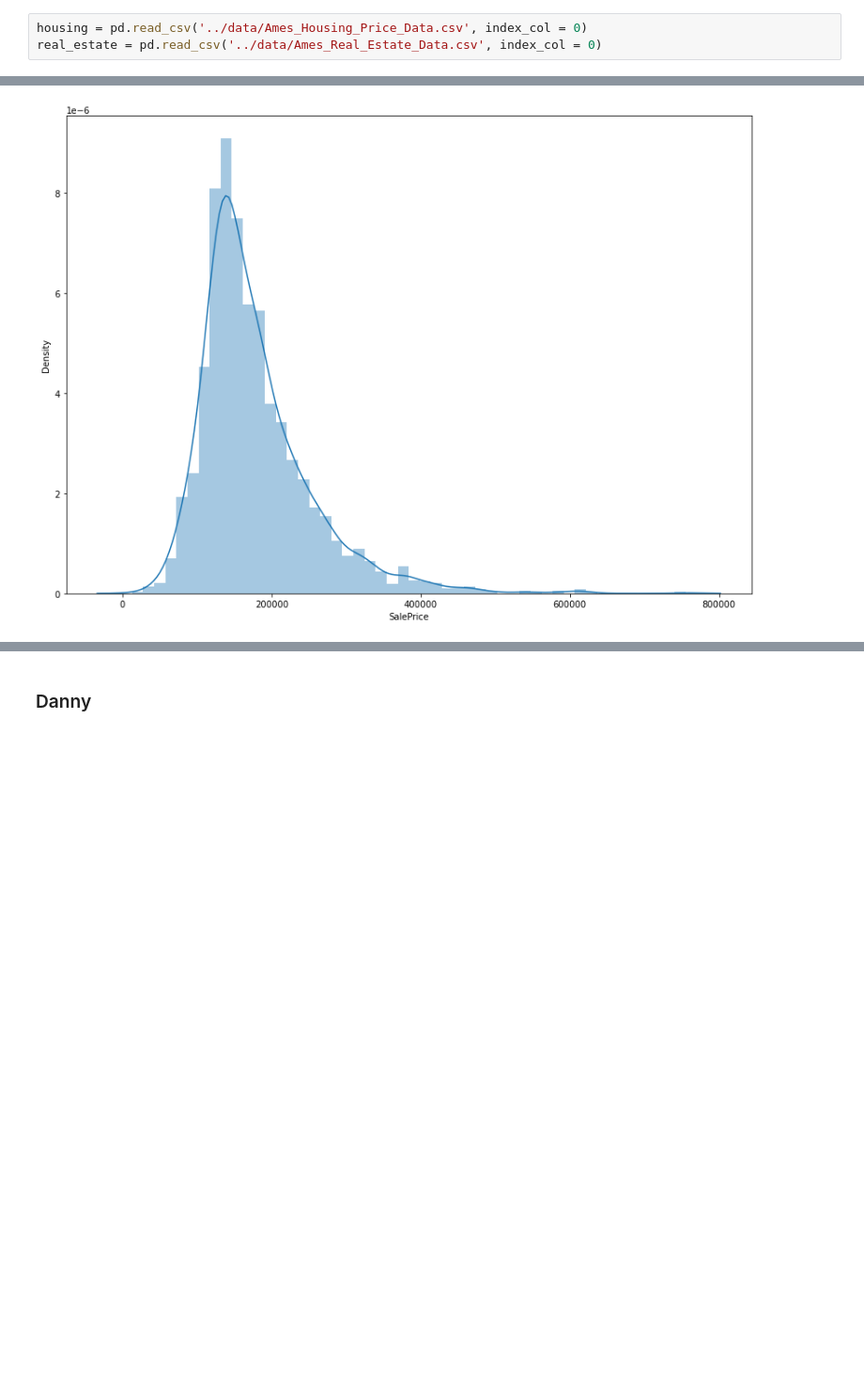
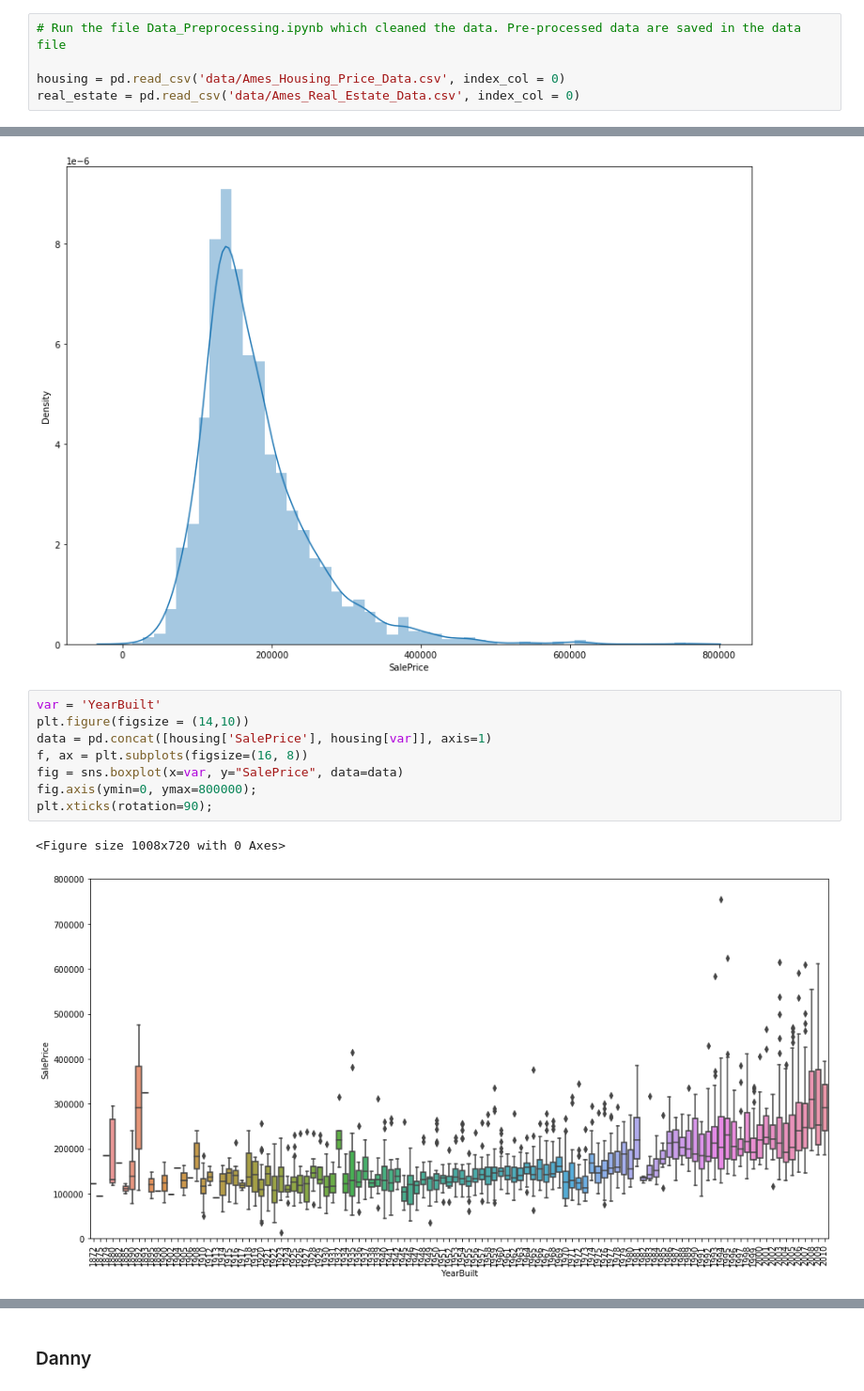
Before and after one commit to danieljinchoy/ames_housing_ml, a Jupyter notebook: EDA.ipynb, the cells around one changed output, grey strips where cells are left out. Shown at 94% size. Drawn from its saved outputs; the diff is of its cells as text; blank space fills up the shorter version.

```diff
--- a/EDA.ipynb
+++ b/EDA.ipynb
@@ -22,5 +22,7 @@ from scipy import stats
 # %% [markdown]
 ### Load Data
 # %%
-housing = pd.read_csv('../data/Ames_Housing_Price_Data.csv', index_col = 0)
-real_estate = pd.read_csv('../data/Ames_Real_Estate_Data.csv', index_col = 0)
+# Run the file Data_Preprocessing.ipynb which cleaned the data. Pre-processed data are saved in the data file
+
+housing = pd.read_csv('data/Ames_Housing_Price_Data.csv', index_col = 0)
+real_estate = pd.read_csv('data/Ames_Real_Estate_Data.csv', index_col = 0)
@@ -30,3 +34,14 @@ plt.figure(figsize = (14,10))
 sns.distplot(housing['SalePrice']);
 # %% [output]
 [figure]
+# %%
+var = 'YearBuilt'
+plt.figure(figsize = (14,10))
+data = pd.concat([housing['SalePrice'], housing[var]], axis=1)
+f, ax = plt.subplots(figsize=(16, 8))
+fig = sns.boxplot(x=var, y="SalePrice", data=data)
+fig.axis(ymin=0, ymax=800000);
+plt.xticks(rotation=90);
+# %% [output]
+<Figure size 1008x720 with 0 Axes>
+[figure, added]
```
Also changed, not shown: parts of 7 cells of this notebook.
